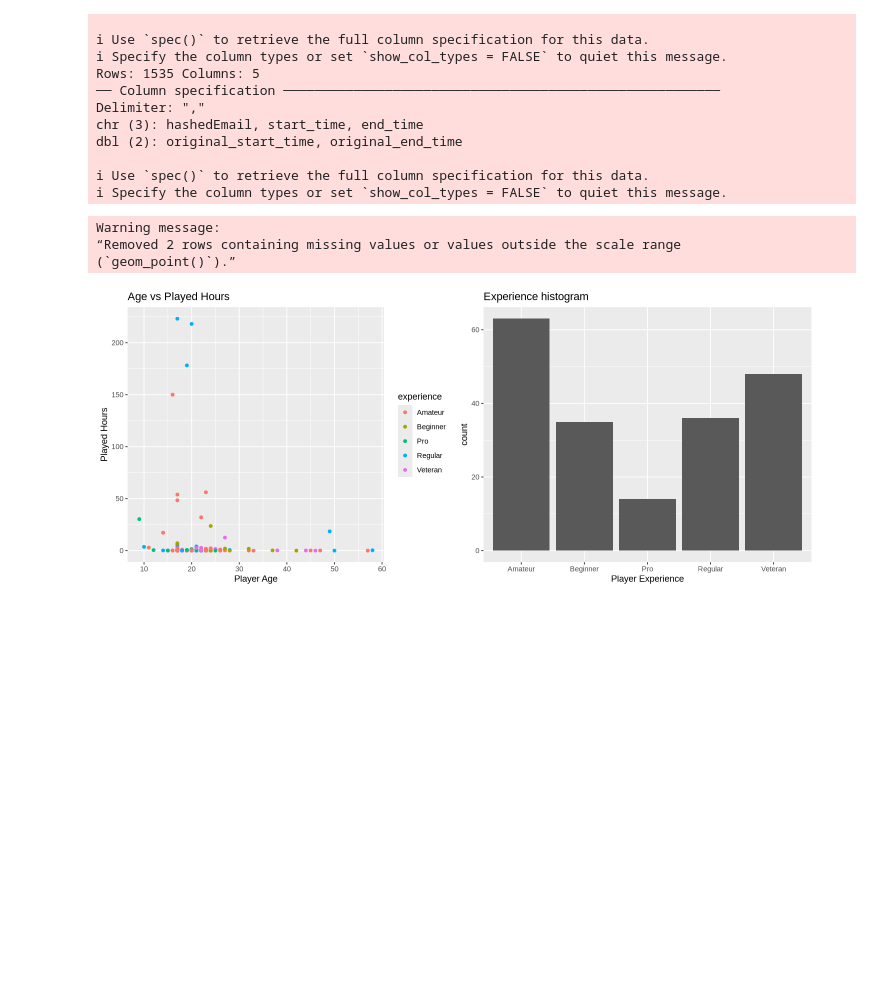
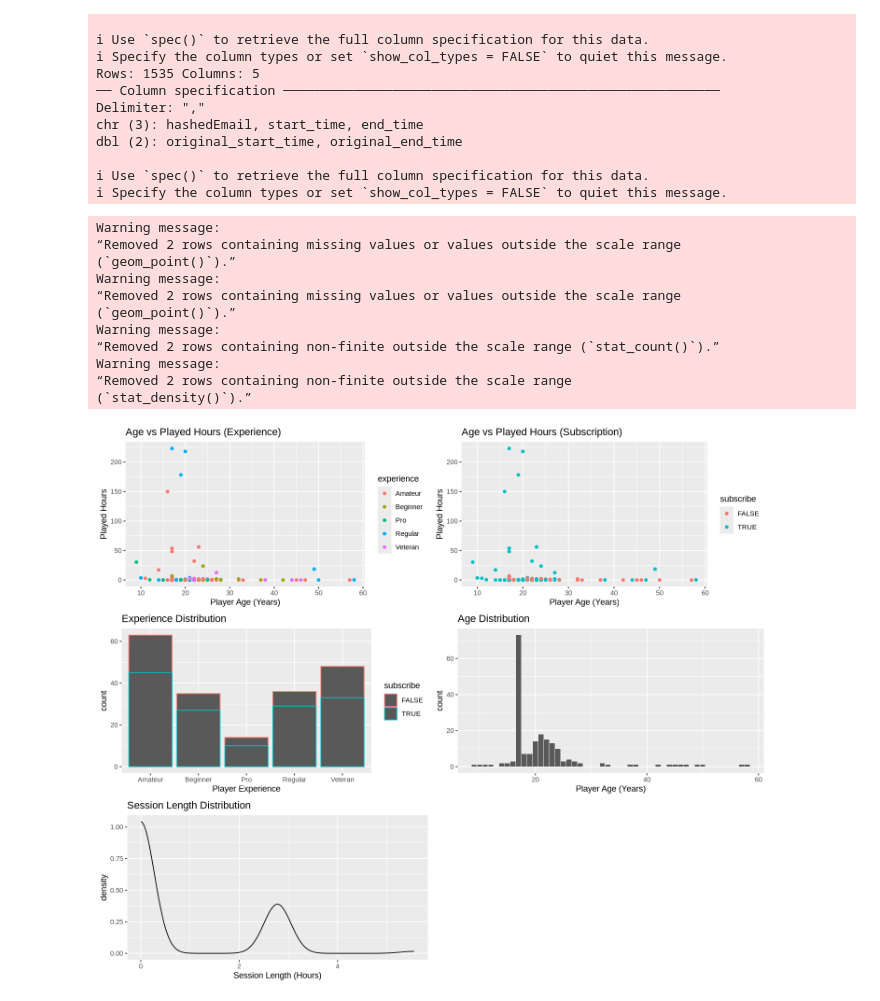
Before and after one commit to Boneclad84/DSC100proj, a Jupyter notebook: ProjectPlanningStage.ipynb, the cells around one changed output. Drawn from its saved outputs; the diff is of its cells as text; code cells hidden in the pictures; blank space fills up the shorter version.

```diff
--- a/ProjectPlanningStage.ipynb
+++ b/ProjectPlanningStage.ipynb
@@ -61,27 +61,55 @@ dbl (2): original_start_time, original_end_time
 clean_sessions <- separate(sessions, start_time, c("start_date", "start_time"), " ") |>
     separate(end_time, c("end_date", "end_time"), " ")
 colnames(clean_sessions) <- c("hashed_email", "start_date", "start_time", "end_date", "end_time", "original_start_time", "original_end_time")
+clean_sessions <- mutate(clean_sessions, "session_length" = (original_end_time - original_start_time)/3600000)
 colnames(players) <- c("experience","subscribe", "hashed_email", "played_hours", "name", "gender", "age")
 #head(clean_sessions)
 #head(players)
 # %%
-options(repr.plot.width = 12, repr.plot.height = 5)
+options(repr.plot.width = 12, repr.plot.height = 10)
 played_plot <- players |>
     ggplot(aes(x = age, y =  played_hours, colour = experience)) +
         geom_point() +
-        xlab("Player Age") +
+        xlab("Player Age (Years)") +
         ylab("Played Hours") +
-        ggtitle("Age vs Played Hours")
+        ggtitle("Age vs Played Hours (Experience)")
+
+subscribe_plot <- players |>
+    ggplot(aes(x = age, y =  played_hours, colour = subscribe)) +
+        geom_point() +
+        xlab("Player Age (Years)") +
+        ylab("Played Hours") +
+        ggtitle("Age vs Played Hours (Subscription)")
 
 experience_plot <- players |>
-    ggplot(aes(x = experience)) +
+    ggplot(aes(x = experience, colour = subscribe)) +
     geom_bar() +
     xlab("Player Experience") +
-    ggtitle("Experience histogram")
+    ggtitle("Experience Distribution")
 
-grid.arrange(played_plot, experience_plot, ncol = 2)
+age_plot <- players |>
+    ggplot(aes(x = age)) +
+    geom_bar() +
+    xlab("Player Age (Years)") +
+    ggtitle("Age Distribution")
+
+length_plot <- clean_sessions |>
+    ggplot(aes(x = session_length)) +
+    geom_density() +
+    xlab("Session Length (Hours)") +
+    ggtitle("Session Length Distribution")
+
+grid.arrange(played_plot, subscribe_plot, experience_plot, age_plot, length_plot, ncol = 2)
 # %% [output]
 Warning message:
 “Removed 2 rows containing missing values or values outside the scale range
 (`geom_point()`).”
+Warning message:
+“Removed 2 rows containing missing values or values outside the scale range
+(`geom_point()`).”
+Warning message:
+“Removed 2 rows containing non-finite outside the scale range (`stat_count()`).”
+Warning message:
+“Removed 2 rows containing non-finite outside the scale range
+(`stat_density()`).”
-[figure, old version]
+[figure, new version]
```
Also changed, not shown: parts of 2 cells of this notebook.
